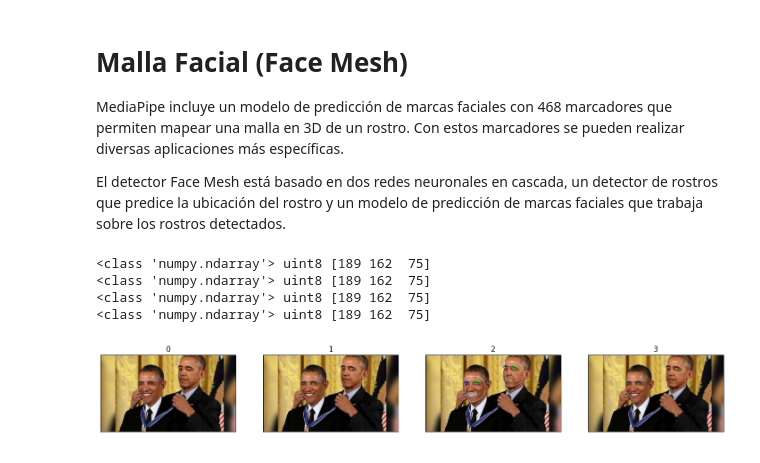
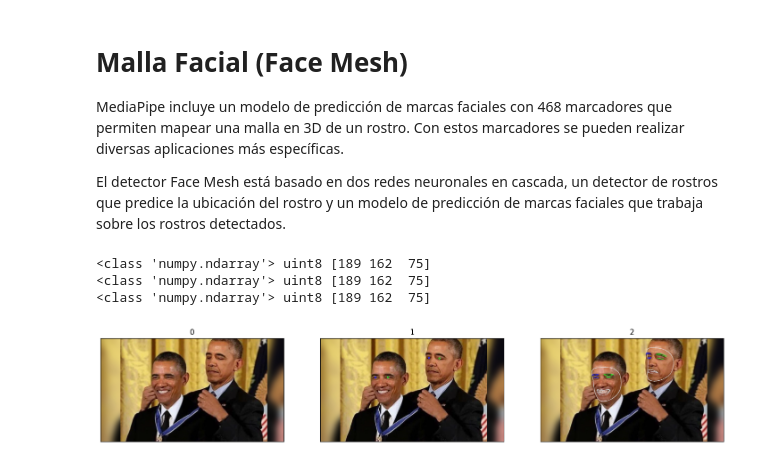
Before and after one commit to tabris2015/infografia-1-2023, a Jupyter notebook: mediapipe/faces.ipynb, the cells around one changed output. Cells and saved outputs as stored; diff of their text form; code cells hidden in the pictures.

```diff
--- a/mediapipe/faces.ipynb
+++ b/mediapipe/faces.ipynb
@@ -62,33 +62,32 @@ with face_mesh.FaceMesh(static_image_mode=True, max_num_faces=2, refine_landmark
     for face_landmarks in results.multi_face_landmarks:
         # print(face_landmarks)
         mp_drawing.draw_landmarks(
             image=out_mesh,
             landmark_list=face_landmarks,
             connections=face_mesh.FACEMESH_TESSELATION,
             landmark_drawing_spec=None,
             connection_drawing_spec=mp_drawing_styles.get_default_face_mesh_tesselation_style()
         )
         mp_drawing.draw_landmarks(
           image=out_contours,
           landmark_list=face_landmarks,
           connections=face_mesh.FACEMESH_CONTOURS,
           landmark_drawing_spec=None,
           connection_drawing_spec=mp_drawing_styles.get_default_face_mesh_contours_style()
         )
         mp_drawing.draw_landmarks(
           image=out_iris,
           landmark_list=face_landmarks,
           connections=face_mesh.FACEMESH_IRISES,
           landmark_drawing_spec=None,
           connection_drawing_spec=mp_drawing_styles.get_default_face_mesh_iris_connections_style()
         )
 
 
 #display_color_row(img, out_iris, out_contours, out_iris)
-display_color_row(img, out_contours)
+display_color_row(img, out_iris, out_contours)
 # %% [output]
 <class 'numpy.ndarray'> uint8 [189 162  75]
 <class 'numpy.ndarray'> uint8 [189 162  75]
 <class 'numpy.ndarray'> uint8 [189 162  75]
-<class 'numpy.ndarray'> uint8 [189 162  75]
-[figure, old version]
+[figure, new version]
```
Also changed, not shown: 8 other files.
